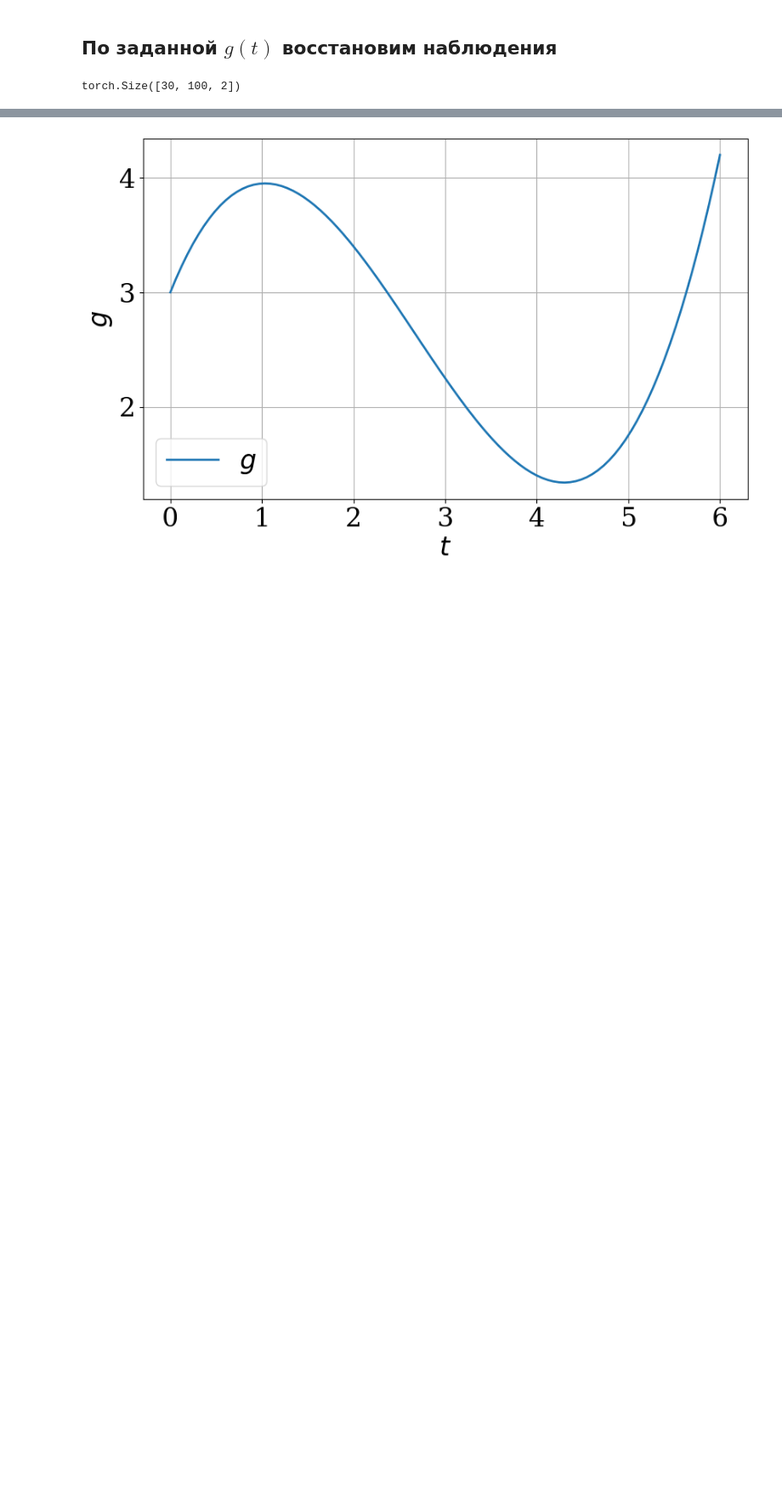
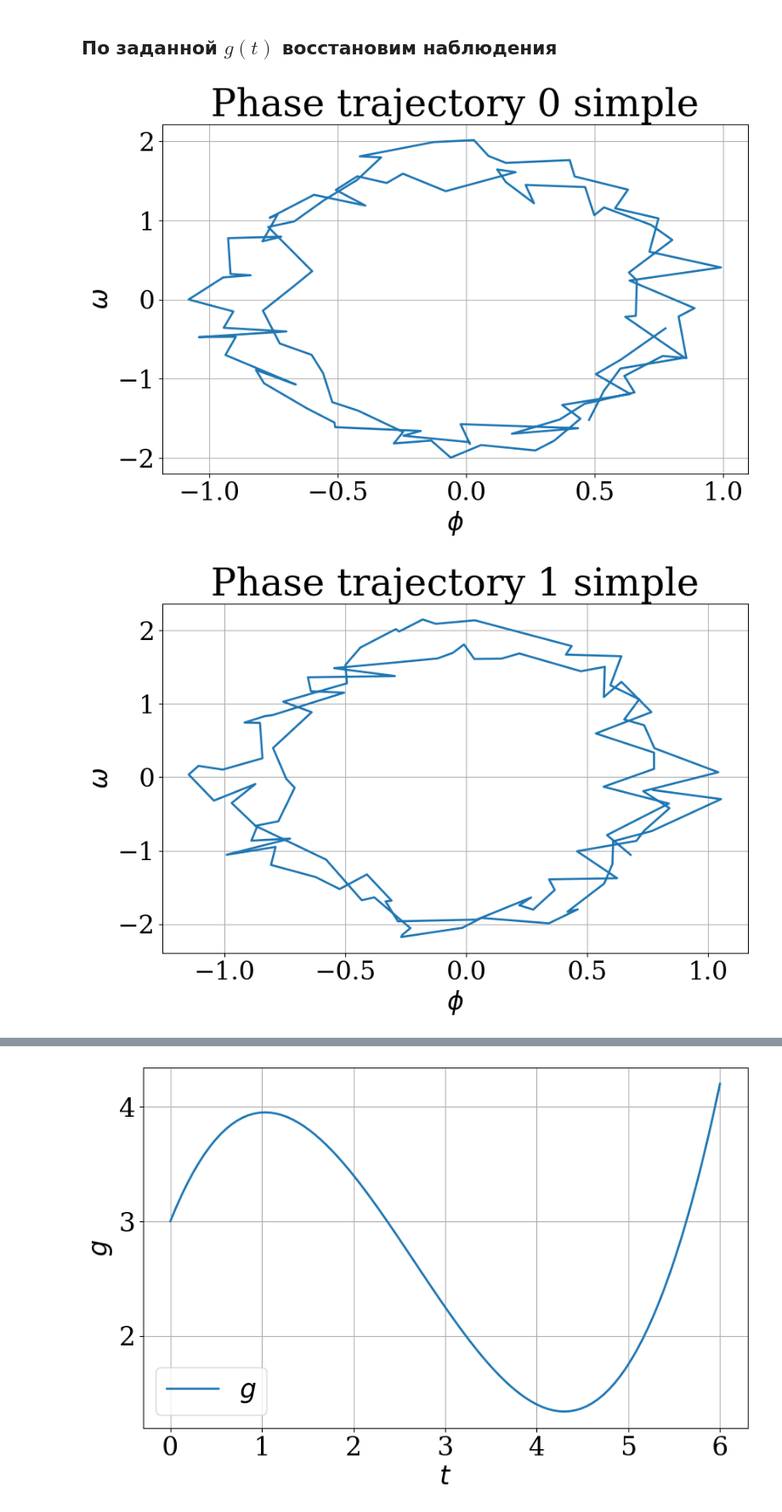
Before and after one commit to intsystems/2025-Project-186, a Jupyter notebook: experiments/pendulum/experiment.ipynb, the cells around one changed output, grey strips where cells are left out. Shown at 85% size. Drawn from its saved outputs; the diff is of its cells as text; code cells hidden in the pictures; blank space fills up the shorter version.

Commit message:
Added simple and hard trajectories, changed poly initialization

```diff
--- a/experiments/pendulum/experiment.ipynb
+++ b/experiments/pendulum/experiment.ipynb
@@ -53,7 +45,17 @@ t = torch.linspace(*t_span, num_samples)
-# %%
-from data import generate_trajectories
-
-trajectories = generate_trajectories(g, L, z0, sigma, t)
-trajectories.shape
-# %% [output]
-torch.Size([30, 100, 2])
+# %%
+num_simple_trajectories = 20
+phi0 = 2. * torch.rand((num_simple_trajectories, 1)) - 1.
+omega0 = 2. * torch.rand((num_simple_trajectories, 1)) - 1.
+z0_simple = torch.concat([phi0, omega0], dim=1)
+
+num_hard_1_trajectories = 20
+phi0 = 3. * torch.ones((num_hard_1_trajectories, 1)) + torch.randn((num_hard_1_trajectories, 1))
+omega0 = torch.zeros((num_hard_1_trajectories, 1))
+z0_hard_1 = torch.concat([phi0, omega0], dim=1)
+
+num_hard_2_trajectories = 20
+omega0 = 5. * torch.ones((num_hard_2_trajectories, 1)) + torch.randn((num_hard_2_trajectories, 1))
+phi0 = torch.zeros((num_hard_1_trajectories, 1))
+z0_hard_2 = torch.concat([phi0, omega0], dim=1)
+
+z0 = [z0_simple, z0_hard_1, z0_hard_2]
@@ -59,0 +68,16 @@ torch.Size([30, 100, 2])
+# %%
+for z0_cur, traj_name in zip(z0, ["simple", "hard1", "hard2"]):
+    trajectories = generate_trajectories(g, L, z0_cur, sigma, t)[:3]
+
+    for i in range(trajectories.shape[0]):
+        fig, ax = plt.subplots(figsize=(10, 6))
+
+        ax.plot(trajectories[i, :, 0].numpy(), trajectories[i, :, 1].numpy())
+
+        ax.grid(True)
+        ax.set_title(f"Phase trajectory {i} {traj_name}")
+        ax.set_xlabel(phase_names[0])
+        ax.set_ylabel(phase_names[1]);
+# %% [output]
+[figure, added]
+[figure, added]
```
Also changed, not shown: parts of 16 cells of this notebook.
